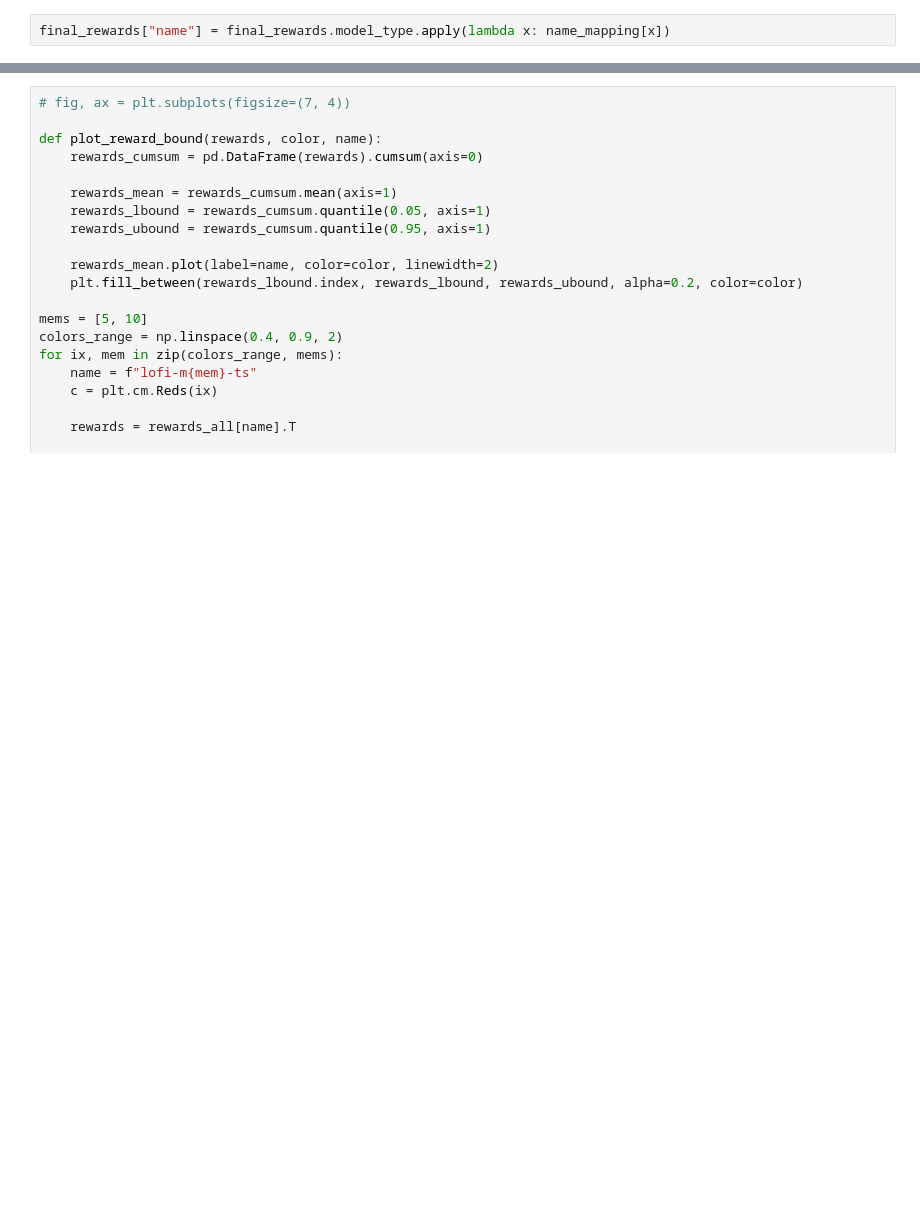
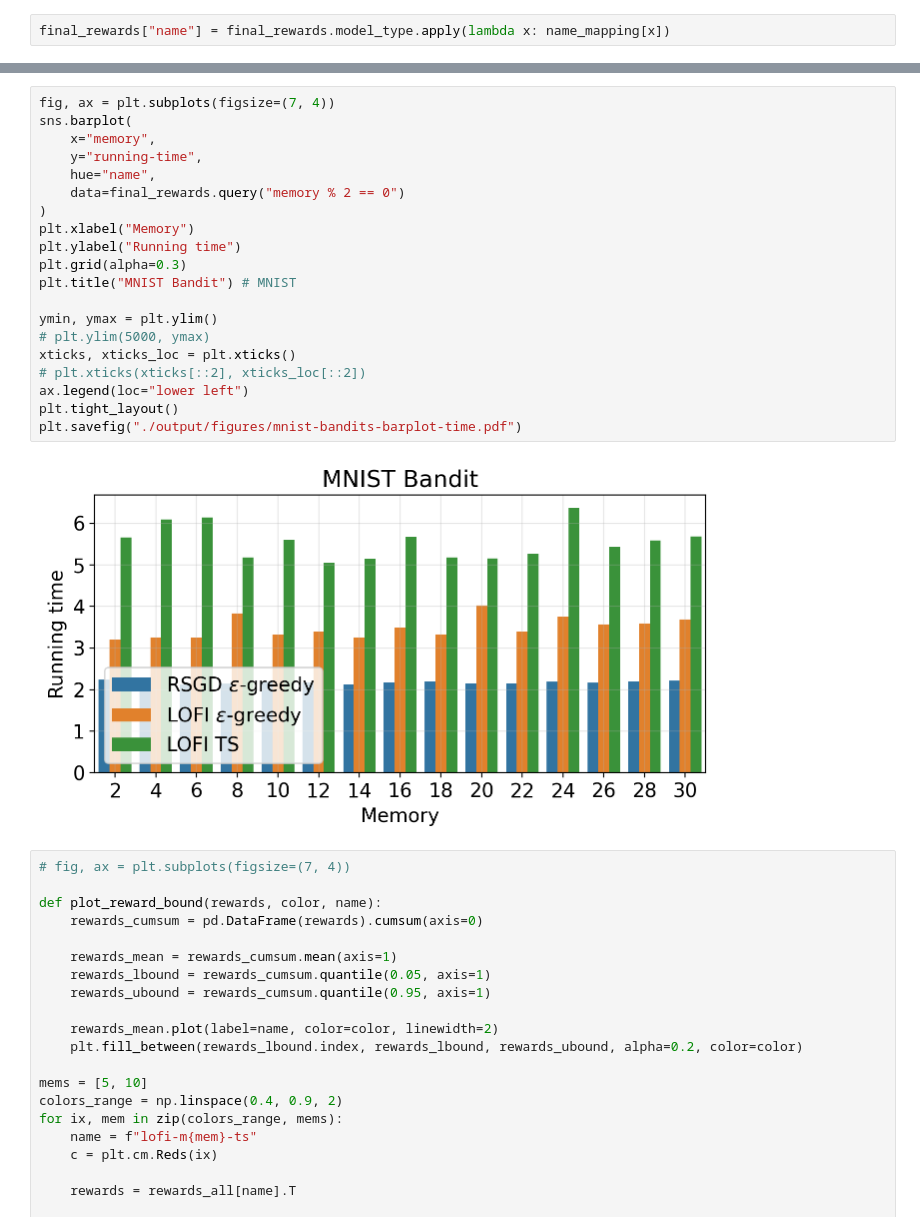
Before and after one commit to probml/bandits, a Jupyter notebook: demos/bandit-vs-memory.ipynb, the cells around one changed output, grey strips where cells are left out. Saved outputs shown, nothing was run; the diff lists cells and outputs as text; blank space fills up the shorter version.

```diff
--- a/demos/bandit-vs-memory.ipynb
+++ b/demos/bandit-vs-memory.ipynb
@@ -228,3 +270,25 @@ plt.savefig("./output/figures/mnist-bandits-lineplot.pdf")
+# %%
+fig, ax = plt.subplots(figsize=(7, 4))
+sns.barplot(
+    x="memory",
+    y="running-time",
+    hue="name",
+    data=final_rewards.query("memory % 2 == 0")
+)
+plt.xlabel("Memory")
+plt.ylabel("Running time")
+plt.grid(alpha=0.3)
+plt.title("MNIST Bandit") # MNIST
+
+ymin, ymax = plt.ylim()
+# plt.ylim(5000, ymax)
+xticks, xticks_loc = plt.xticks()
+# plt.xticks(xticks[::2], xticks_loc[::2])
+ax.legend(loc="lower left")
+plt.tight_layout()
+plt.savefig("./output/figures/mnist-bandits-barplot-time.pdf")
+# %% [output]
+[figure, added]
 # %%
 # fig, ax = plt.subplots(figsize=(7, 4))
 
```
Also changed, not shown: parts of 7 cells of this notebook.
